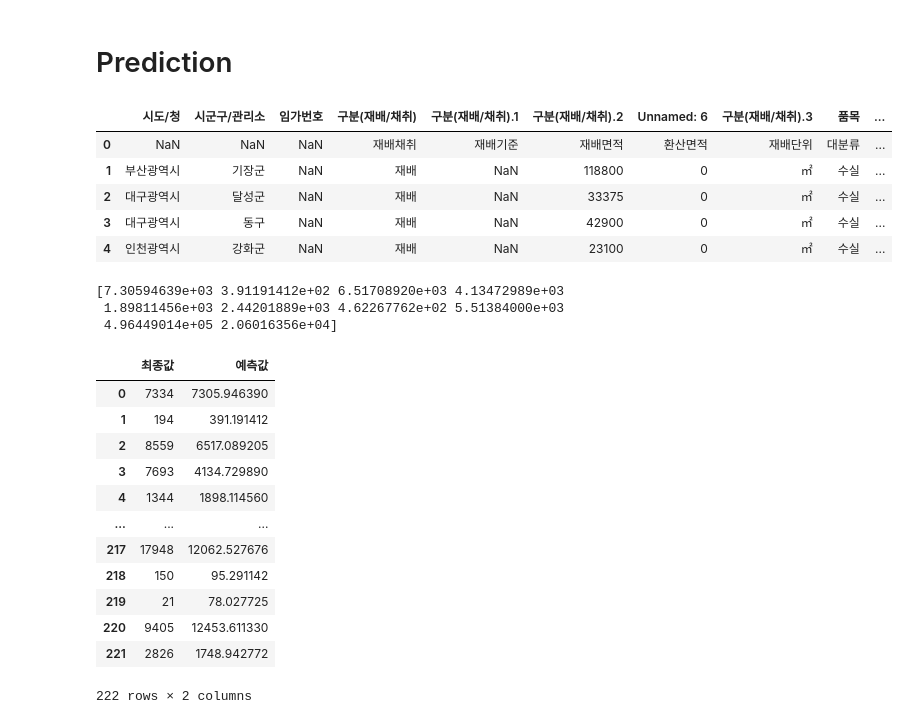
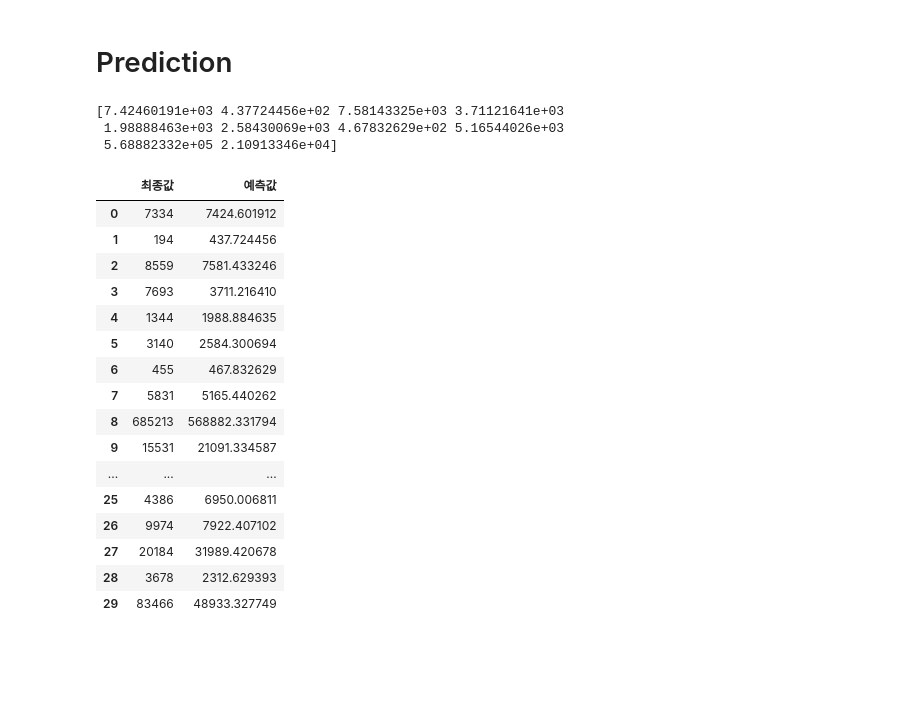
Before and after one commit to kimsunghun00/k-forest, a Jupyter notebook: K-Forest1-Copy3.ipynb, the cells around one changed output. Cells and saved outputs as stored; diff of their text form; code cells hidden in the pictures; blank space fills up the shorter version.

```diff
--- a/K-Forest1-Copy3.ipynb
+++ b/K-Forest1-Copy3.ipynb
@@ -558,16 +577,14 @@ class EnsembleRegressor:
         self.models = models
         self.weights = weights
 
-        self.pred_list = []
-
     def predict(self, X_test):
+        pred_list = []
         for i, model in enumerate(models.values()):
             if i == 0:
-                self.pred_list.append(model(torch.tensor(X_test.astype(np.float32))).detach().numpy().reshape(-1,))
+                pred_list.append(model(torch.tensor(X_test.astype(np.float32))).detach().numpy().reshape(-1,))
             else:
-                self.pred_list.append(model.predict(X_test))
-        preds = np.array(self.pred_list)
-
+                pred_list.append(model.predict(X_test))
+        preds = np.array(pred_list)
 
         prediction = np.average(preds, axis=0, weights=self.weights)
 
@@ -576,12 +593,13 @@ class EnsembleRegressor:
     def random_search(self, X_test, y_test, num_search):
         weights = torch.softmax(torch.rand(num_search, len(self.models)), axis=1).numpy()
 
+        pred_list = []
         for i, model in enumerate(models.values()):
             if i == 0:
-                self.pred_list.append(model(torch.tensor(X_test.astype(np.float32))).detach().numpy().reshape(-1,))
+                pred_list.append(model(torch.tensor(X_test.astype(np.float32))).detach().numpy().reshape(-1,))
             else:
-                self.pred_list.append(model.predict(X_test))
-        preds = np.array(self.pred_list)
+                pred_list.append(model.predict(X_test))
+        preds = np.array(pred_list)
 
         mse = []
         for i in range(num_search):
@@ -654,18 +672,8 @@ np.sqrt(mean_squared_error(inverse_transformed_y_test, inverse_transformed_pred)
 # %% [markdown]
 # Prediction
-# %%
-test_set = pd.read_excel('test_set.xlsx')
-
-test_set.head()
-# %% [output]
-|  | 시도/청 | 시군구/관리소 | 임가번호 | 구분(재배/채취) | 구분(재배/채취).1 | 구분(재배/채취).2 | Unnamed: 6 | 구분(재배/채취).3 | 품목 | ... |
-| 0 | NaN | NaN | NaN | 재배채취 | 재배기준 | 재배면적 | 환산면적 | 재배단위 | 대분류 | ... |
-| 1 | 부산광역시 | 기장군 | NaN | 재배 | NaN | 118800 | 0 | ㎡ | 수실 | ... |
-| 2 | 대구광역시 | 달성군 | NaN | 재배 | NaN | 33375 | 0 | ㎡ | 수실 | ... |
-| 3 | 대구광역시 | 동구 | NaN | 재배 | NaN | 42900 | 0 | ㎡ | 수실 | ... |
-| 4 | 인천광역시 | 강화군 | NaN | 재배 | NaN | 23100 | 0 | ㎡ | 수실 | ... |
 # %%
-def predict(model, test_set):
+def predict(model, path):
+    test_set = pd.read_excel(path)
     data = test_set.iloc[1:, [1, 3, 5, 7, 10]]
     data.rename(columns={'구분(재배/채취)' : '재배채취',
                          '구분(재배/채취).1' : '재배기준',
@@ -698,29 +706,33 @@ def predict(model, test_set):
     return inverse_transformed_pred
 # %%
 ensemble = EnsembleRegressor(models, weights=optimal_weight)
-preds = predict(ensemble, test_set)
+preds = predict(ensemble, 'test_set.xlsx')
 print(preds[:10])
 # %% [output]
-[7.30594639e+03 3.91191412e+02 6.51708920e+03 4.13472989e+03
- 1.89811456e+03 2.44201889e+03 4.62267762e+02 5.51384000e+03
- 4.96449014e+05 2.06016356e+04]
+[7.42460191e+03 4.37724456e+02 7.58143325e+03 3.71121641e+03
+ 1.98888463e+03 2.58430069e+03 4.67832629e+02 5.16544026e+03
+ 5.68882332e+05 2.10913346e+04]
 # %%
 result = pd.concat([test_set.loc[1:, '최종값'].reset_index(drop=True), pd.Series(preds, name='예측값')], axis=1)
-result
+result[:30]
 # %% [output]
 |  | 최종값 | 예측값 |
-| 0 | 7334 | 7305.946390 |
-| 1 | 194 | 391.191412 |
-| 2 | 8559 | 6517.089205 |
-| 3 | 7693 | 4134.729890 |
-| 4 | 1344 | 1898.114560 |
+| 0 | 7334 | 7424.601912 |
+| 1 | 194 | 437.724456 |
+| 2 | 8559 | 7581.433246 |
+| 3 | 7693 | 3711.216410 |
+| 4 | 1344 | 1988.884635 |
+| 5 | 3140 | 2584.300694 |
+| 6 | 455 | 467.832629 |
+| 7 | 5831 | 5165.440262 |
+| 8 | 685213 | 568882.331794 |
+| 9 | 15531 | 21091.334587 |
 | ... | ... | ... |
-| 217 | 17948 | 12062.527676 |
-| 218 | 150 | 95.291142 |
-| 219 | 21 | 78.027725 |
-| 220 | 9405 | 12453.611330 |
-| 221 | 2826 | 1748.942772 |
+| 25 | 4386 | 6950.006811 |
+| 26 | 9974 | 7922.407102 |
+| 27 | 20184 | 31989.420678 |
+| 28 | 3678 | 2312.629393 |
+| 29 | 83466 | 48933.327749 |
-222 rows × 2 columns
 # %%
 np.sqrt(mean_squared_error(result['최종값'], result['예측값']))
 # %% [output]
```
Also changed, not shown: parts of 17 cells of this notebook.
